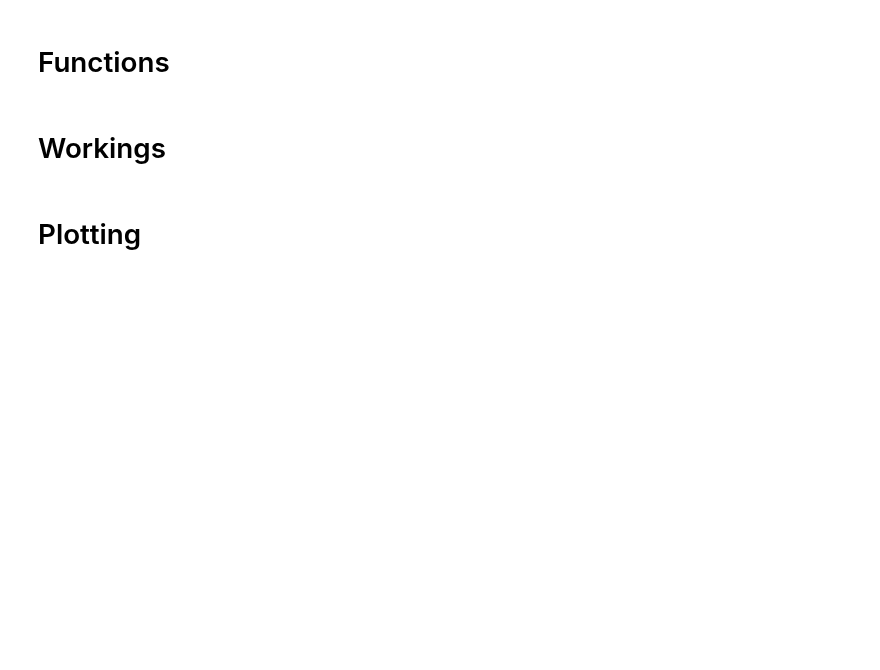
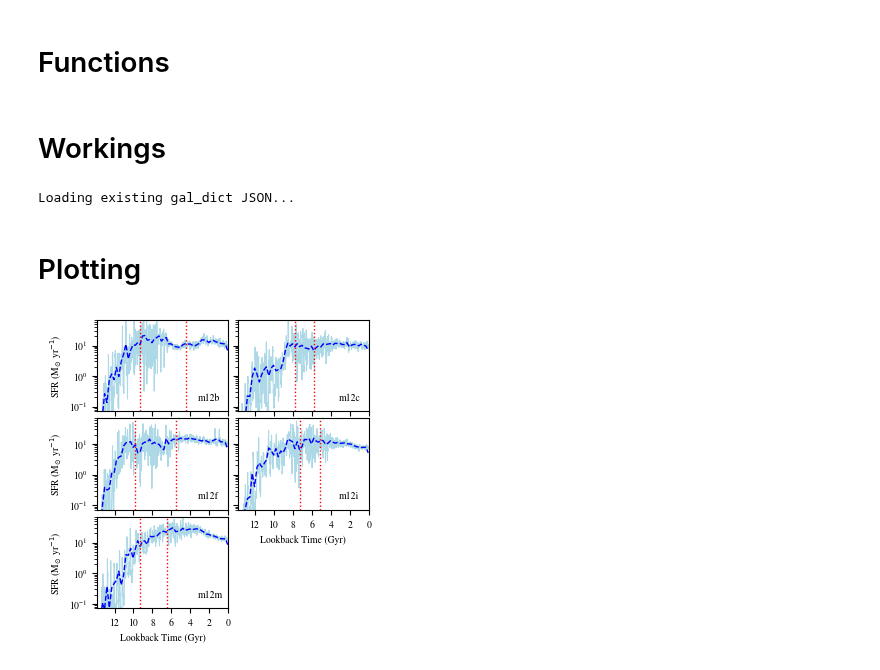
Before and after one commit to finn-pal/cluster_destruction, a Jupyter notebook: notebooks/galaxy_plots.ipynb, the cells around one changed output. Drawn from its saved outputs; the diff is of its cells as text; code cells hidden in the pictures; blank space fills up the shorter version.

```diff
--- a/notebooks/galaxy_plots.ipynb
+++ b/notebooks/galaxy_plots.ipynb
@@ -41,7 +41,7 @@ plt.rc("figure", titlesize=BIGGER_SIZE)  # fontsize of the figure title
 sim_lst = ["m12b", "m12c", "m12f", "m12i", "m12m"]
 
 sim_dir = "/Users/z5114326/Documents/simulations/"
-sim_dir = "/Volumes/Expansion/simulations/"
+# sim_dir = "/Volumes/Expansion/simulations/"
 sim_codes = sim_dir + "simulation_codes.json"
 with open(sim_codes) as sim_json:
     sim_data = json.load(sim_json)
@@ -359,6 +359,8 @@ else:
 
     with open(gal_path, "w") as f:
         json.dump(gal_dict_json, f, indent=4)
+# %% [output]
+Loading existing gal_dict JSON...
 # %% [markdown]
 # Plotting
 # %%
@@ -411,40 +413,42 @@ for i, ax in enumerate(axs.flatten()):
         label=l2_txt,
         lw=1,
     )
-    l3 = ax.axvline(to_dict["cnt"][sim], c="g", ls="--", lw=1, label=l3_txt)
+    # l3 = ax.axvline(to_dict["cnt"][sim], c="g", ls="--", lw=1, label=l3_txt)
     l4 = ax.axvline(bf_dict["in_situ"][sim], c="r", ls="dotted", lw=1, label=l4_txt)
     ax.axvline(bo_dict["in_situ"][sim], c="r", ls="dotted", lw=1)
 
     # ax.axhline(10, xmax=bo_dict["in_situ"][sim], c="r", ls="dotted", lw=2)
 
     # ax.set_xlim([0, time])
     ax.set_xlim([timez0, 0])
     ax.set_ylim([7 * 1e-2, 7 * 1e1])
 
     ax.set_xticks([0, 2, 4, 6, 8, 10, 12])
     ax.set_yscale("log")
 
     if i < 3:
         ax.set_xticklabels([])
     else:
         ax.set_xlabel("Lookback Time (Gyr)")
 
     if i not in [0, 2, 4]:
         ax.set_yticklabels([])
     else:
         ax.set_ylabel(r"SFR (M$_{\odot}$ yr$^{-1}$)")
 
     ax.text(0.77, 0.15, sim, ha="left", va="center", transform=ax.transAxes)
 
 # Put legend in empty subplot
 legend_ax = axs.flatten()[5]
 legend_ax.axis("off")
 # legend_ax.legend(handles=[l1, l2, l3, l4], loc="center", frameon=False)
 # legend_ax.legend(handles=[l1, l2, l4], loc="center", frameon=False)
 
 sfr_name = "../data/figures/galaxy_plots/sfr.pdf"
 fig.savefig(sfr_name)
 plt.show()
+# %% [output]
+[figure, added]
 # %%
 # early_merger_dict = {sim: {} for sim in sim_lst}
 
```
Also changed, not shown: parts of 9 cells of this notebook, 10 other files.
